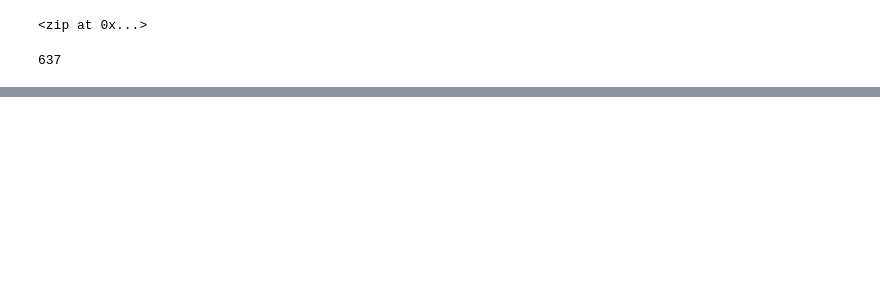
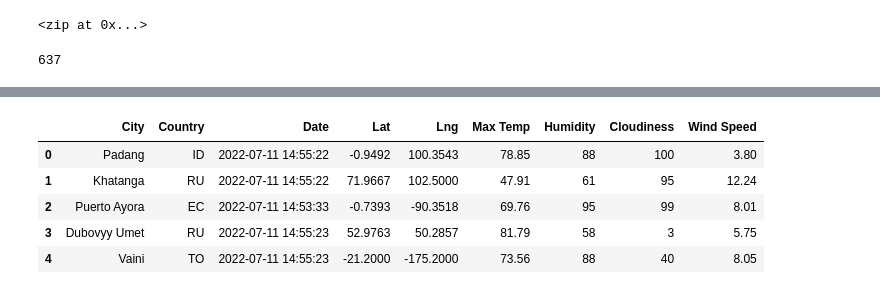
Before and after one commit to Lindsey-Maag/World_Weather_Analysis, a Jupyter notebook: WeatherPy.ipynb, the cells around one changed output, grey strips where cells are left out. Saved outputs shown, nothing was run; the diff lists cells and outputs as text; code cells hidden in the pictures; blank space fills up the shorter version.

```diff
--- a/WeatherPy.ipynb
+++ b/WeatherPy.ipynb
@@ -32,0 +142,11 @@ len(cities)
+# %%
+new_column_order = ["City", "Country", "Date", "Lat", "Lng", "Max Temp", "Humidity", "Cloudiness", "Wind Speed"]
+city_data_new_df = city_data_df[new_column_order]
+city_data_new_df.head(5)
+# %% [output]
+|  | City | Country | Date | Lat | Lng | Max Temp | Humidity | Cloudiness | Wind Speed |
+| 0 | Padang | ID | 2022-07-11 14:55:22 | -0.9492 | 100.3543 | 78.85 | 88 | 100 | 3.80 |
+| 1 | Khatanga | RU | 2022-07-11 14:55:22 | 71.9667 | 102.5000 | 47.91 | 61 | 95 | 12.24 |
+| 2 | Puerto Ayora | EC | 2022-07-11 14:53:33 | -0.7393 | -90.3518 | 69.76 | 95 | 99 | 8.01 |
+| 3 | Dubovyy Umet | RU | 2022-07-11 14:55:23 | 52.9763 | 50.2857 | 81.79 | 58 | 3 | 5.75 |
+| 4 | Vaini | TO | 2022-07-11 14:55:23 | -21.2000 | -175.2000 | 73.56 | 88 | 40 | 8.05 |
```
Also changed, not shown: parts of 6 cells of this notebook, 2 other files.
